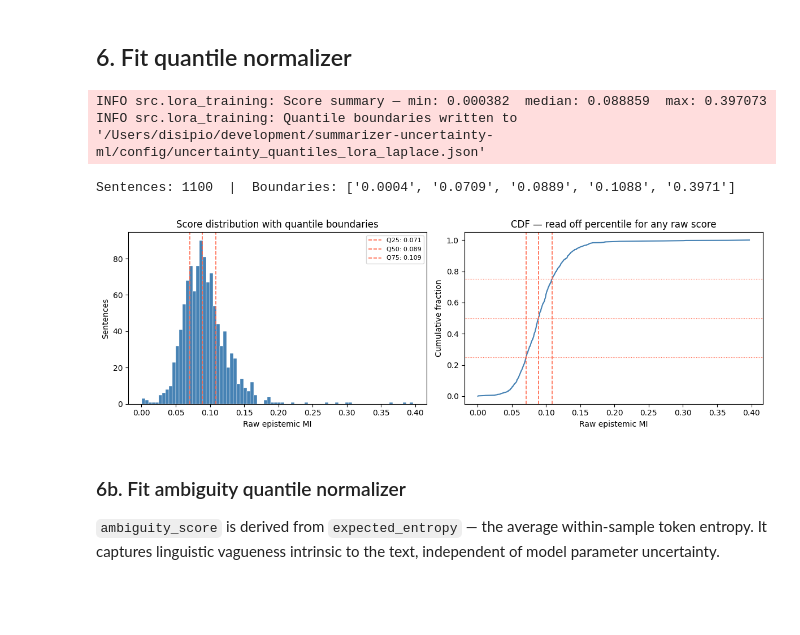
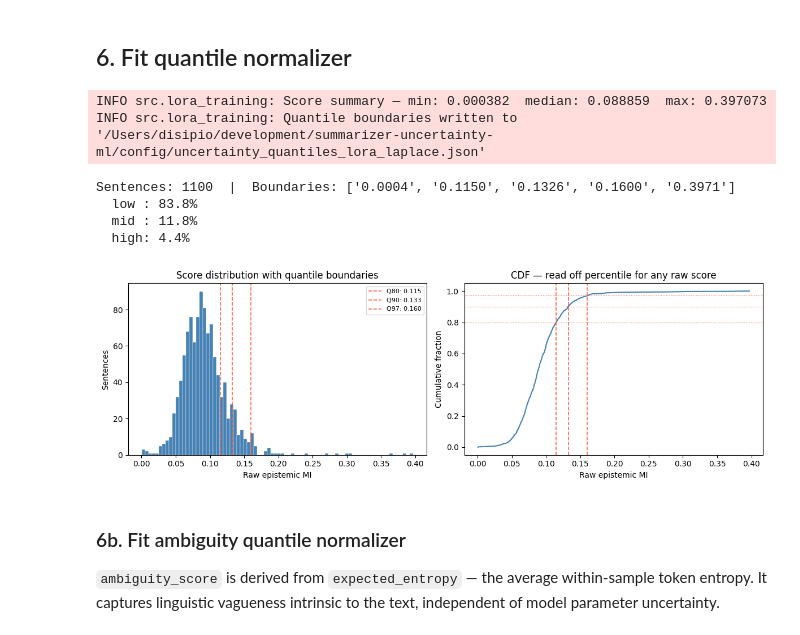
Before and after one commit to rdisipio/summarizer-uncertainty-ml, a Jupyter notebook: notebooks/02_lora_laplace_training.ipynb, the cells around one changed output. Drawn from its saved outputs; the diff is of its cells as text; code cells hidden in the pictures; blank space fills up the shorter version.

```diff
--- a/notebooks/02_lora_laplace_training.ipynb
+++ b/notebooks/02_lora_laplace_training.ipynb
@@ -73,6 +73,10 @@ SAMPLE_COUNT         = 3      # must match the production API default (ScoreRequ
 ENCODER_PAD_LENGTH   = 256    # default 512; reduce to cut forward-pass time
 DECODER_PAD_LENGTH   = 64     # default 256; reduce to cut forward-pass time
 SCORING_PAIRS_LIMIT  = 500  # set to None to use all pairs (much slower)
+# Quantile boundaries for uncertainty display: top ~5% high, ~10% mid, rest low.
+# band() in normalization.py cuts the 0-100 scale at 33.3 and 66.7, so:
+# Q80→pos25, Q90→pos50, Q97→pos75; "high" starts at pos≈66.7 ≈ Q94.
+UNCERTAINTY_QUANTILE_POINTS = [0.0, 0.80, 0.90, 0.97, 1.0]
 
 # ── HuggingFace Hub ───────────────────────────────────────────────────────────
 HF_REPO_ID   = "rdisipio/summarizer-uncertainty-models"
@@ -370,42 +374,54 @@ import matplotlib.pyplot as plt
 from src.lora_training import fit_quantiles, save_quantiles
 
 uncertainty_scores_raw = [s["uncertainty"] for s in all_sentence_scores if s.get("uncertainty") is not None]
-uncertainty_boundaries = fit_quantiles(uncertainty_scores_raw)
+uncertainty_boundaries = fit_quantiles(uncertainty_scores_raw, quantile_points=UNCERTAINTY_QUANTILE_POINTS)
 
 QUANTILES_FILE.parent.mkdir(parents=True, exist_ok=True)
 save_quantiles(uncertainty_boundaries, str(QUANTILES_FILE))
 
 scores = sorted(uncertainty_scores_raw)
 n = len(scores)
+inner_pcts = [int(q * 100) for q in UNCERTAINTY_QUANTILE_POINTS[1:-1]]
 print(f"Sentences: {n}  |  Boundaries: {[f'{b:.4f}' for b in uncertainty_boundaries]}")
+
+# Fraction of sentences in each display band (band() cuts at 1/3 and 2/3 of 0-100)
+from src.normalization import QuantileNormalizer
+_norm = QuantileNormalizer(boundaries=tuple(uncertainty_boundaries))
+bands = [_norm.band(s) for s in scores]
+for label in ("low", "mid", "high"):
+    frac = bands.count(label) / len(bands)
+    print(f"  {label:4s}: {frac:.1%}")
 
 # ── Distribution plot ─────────────────────────────────────────────────────────
 fig, axes = plt.subplots(1, 2, figsize=(12, 4))
 
 axes[0].hist(scores, bins=80, color="steelblue", edgecolor="white", linewidth=0.3)
-for q, b in zip([25, 50, 75], uncertainty_boundaries[1:-1]):
-    axes[0].axvline(b, color="tomato", linestyle="--", linewidth=1.2, label=f"Q{q}: {b:.3f}")
+for pct, b in zip(inner_pcts, uncertainty_boundaries[1:-1]):
+    axes[0].axvline(b, color="tomato", linestyle="--", linewidth=1.2, label=f"Q{pct}: {b:.3f}")
 axes[0].set_xlabel("Raw epistemic MI")
 axes[0].set_ylabel("Sentences")
 axes[0].set_title("Score distribution with quantile boundaries")
 axes[0].legend(fontsize=8)
 
 cdf_y = [i / (n - 1) for i in range(n)]
 axes[1].plot(scores, cdf_y, color="steelblue", linewidth=1.5)
-for q, b in zip([0.25, 0.50, 0.75], uncertainty_boundaries[1:-1]):
+for pct, b in zip(inner_pcts, uncertainty_boundaries[1:-1]):
     axes[1].axvline(b, color="tomato", linestyle="--", linewidth=1.2)
-    axes[1].axhline(q, color="tomato", linestyle=":", linewidth=0.8)
+    axes[1].axhline(pct / 100, color="tomato", linestyle=":", linewidth=0.8)
 axes[1].set_xlabel("Raw epistemic MI")
 axes[1].set_ylabel("Cumulative fraction")
 axes[1].set_title("CDF — read off percentile for any raw score")
 
 plt.tight_layout()
 plt.show()
 # %% [output]
 INFO src.lora_training: Score summary — min: 0.000382  median: 0.088859  max: 0.397073
 INFO src.lora_training: Quantile boundaries written to '/Users/disipio/development/summarizer-uncertainty-ml/config/uncertainty_quantiles_lora_laplace.json'
-Sentences: 1100  |  Boundaries: ['0.0004', '0.0709', '0.0889', '0.1088', '0.3971']
+Sentences: 1100  |  Boundaries: ['0.0004', '0.1150', '0.1326', '0.1600', '0.3971']
+  low : 83.8%
+  mid : 11.8%
+  high: 4.4%
-[figure, old version]
+[figure, new version]
 # %% [markdown]
 ### 6b. Fit ambiguity quantile normalizer
 
```
Also changed, not shown: parts of 1 cell of this notebook, 1 other file.
